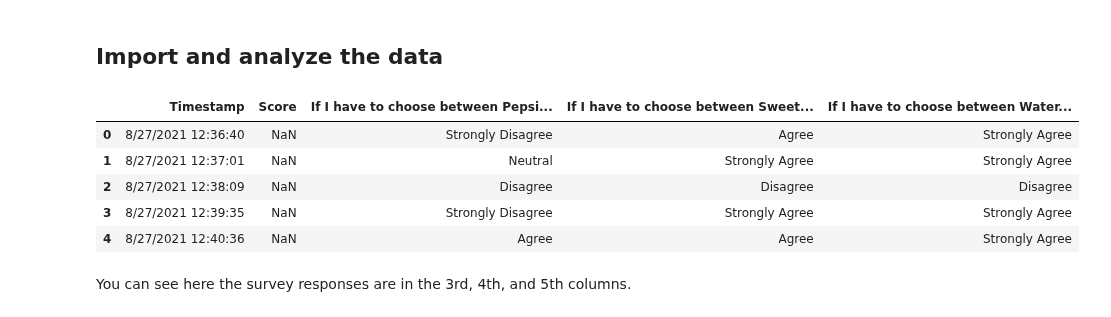
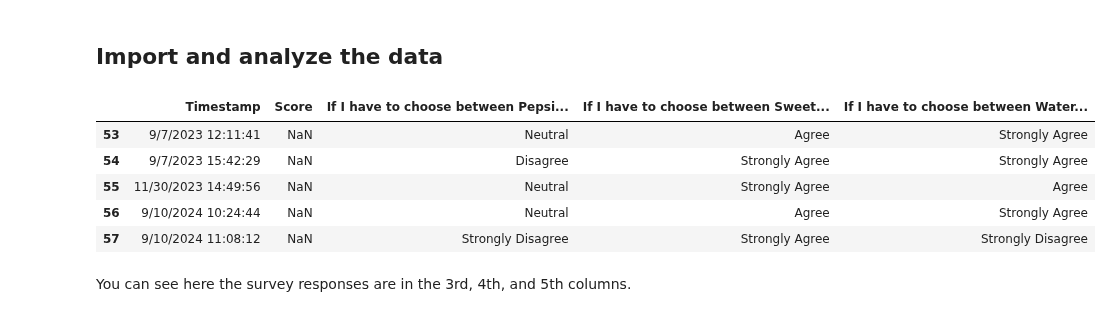
Before and after one commit to sgcorcoran/Python-for-MSE, a Jupyter notebook: _sources/lessons_3114/03_google_forms_and_pandas.ipynb, the cells around one changed output. Drawn from its saved outputs; the diff is of its cells as text; code cells hidden in the pictures.

```diff
--- a/_sources/lessons_3114/03_google_forms_and_pandas.ipynb
+++ b/_sources/lessons_3114/03_google_forms_and_pandas.ipynb
@@ -105,25 +105,25 @@ from scipy import stats #we will use this to perform a t-test
 # %%
 # To read a csv file on your own computer
 # path = r'C:\Users\Sean\Downloads\data'
 # filename='MSE 3114 drink pref.csv'
 # fullpath=os.path.join(path,filename)
 # raw=pd.read_csv(fullpath)
 
 # To direct read a zip file containing a csv file
 # fullpath="https://drive.google.com/uc?id=1uBJd4eIZgYL38YyG4AZsbpGvBuH9KCsQ"
 # raw=pd.read_csv(fullpath,compression='zip')
 
 # This is a live google sheet file linked to our google form poll responses.  The file must be shared to be read it this way.
 fullpath="https://docs.google.com/spreadsheets/d/13PLZ2N8txdPGn9P19VINPAMDup7ExLsh_Dso9_qLw0c/export?format=csv"
 raw=pd.read_csv(fullpath)
-raw.head()  #shows first 5 rows
+raw.tail(5)  #shows last 5 rows
 # %% [output]
 |  | Timestamp | Score | If I have to choose between Pepsi... | If I have to choose between Sweet... | If I have to choose between Water... |
-| 0 | 8/27/2021 12:36:40 | NaN | Strongly Disagree | Agree | Strongly Agree |
-| 1 | 8/27/2021 12:37:01 | NaN | Neutral | Strongly Agree | Strongly Agree |
-| 2 | 8/27/2021 12:38:09 | NaN | Disagree | Disagree | Disagree |
-| 3 | 8/27/2021 12:39:35 | NaN | Strongly Disagree | Strongly Agree | Strongly Agree |
-| 4 | 8/27/2021 12:40:36 | NaN | Agree | Agree | Strongly Agree |
+| 53 | 9/7/2023 12:11:41 | NaN | Neutral | Agree | Strongly Agree |
+| 54 | 9/7/2023 15:42:29 | NaN | Disagree | Strongly Agree | Strongly Agree |
+| 55 | 11/30/2023 14:49:56 | NaN | Neutral | Strongly Agree | Agree |
+| 56 | 9/10/2024 10:24:44 | NaN | Neutral | Agree | Strongly Agree |
+| 57 | 9/10/2024 11:08:12 | NaN | Strongly Disagree | Strongly Agree | Strongly Disagree |
 # %% [markdown]
 You can see here the survey responses are in the 3rd, 4th, and 5th columns.
 # %%
```
Also changed, not shown: 3 other files.
